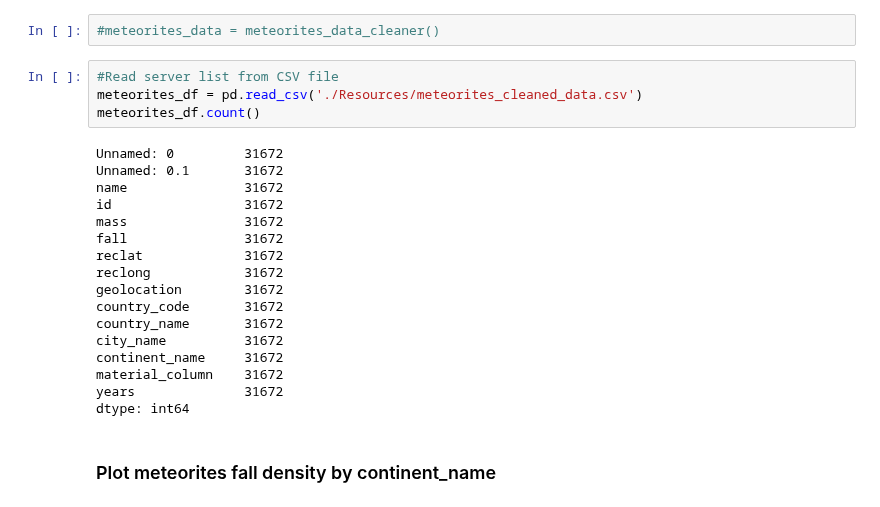
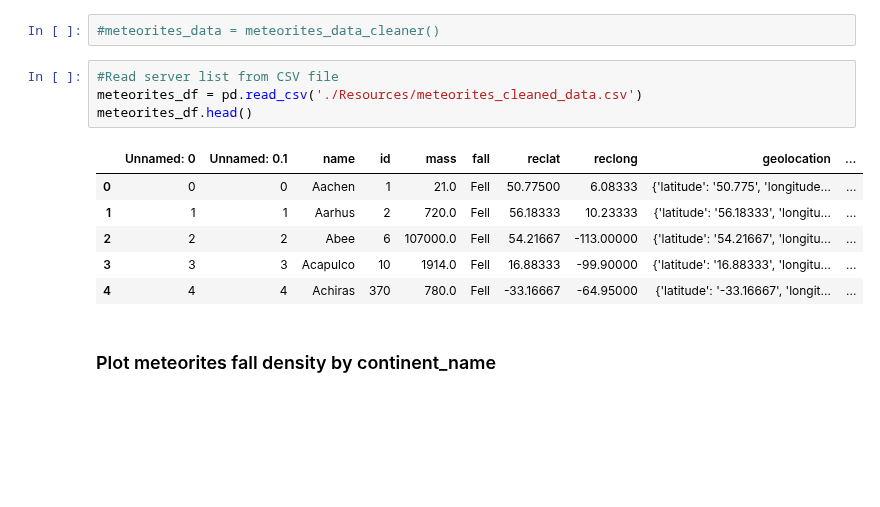
Before and after one commit to Derrickallenh/Meaningful-Meteorites, a Jupyter notebook: meteorites_data_analysis.ipynb, the cells around one changed output. Cells and saved outputs as stored; diff of their text form; blank space fills up the shorter version.

Commit message:
meteorites_data_analysis

```diff
--- a/meteorites_data_analysis.ipynb
+++ b/meteorites_data_analysis.ipynb
@@ -28,24 +30,14 @@ from meteorites_data_cleaner import meteorites_data_cleaner
 # %%
 #Read server list from CSV file
 meteorites_df = pd.read_csv('./Resources/meteorites_cleaned_data.csv')
-meteorites_df.count()
+meteorites_df.head()
 # %% [output]
-Unnamed: 0         31672
-Unnamed: 0.1       31672
-name               31672
-id                 31672
-mass               31672
-fall               31672
-reclat             31672
-reclong            31672
-geolocation        31672
-country_code       31672
-country_name       31672
-city_name          31672
-continent_name     31672
-material_column    31672
-years              31672
-dtype: int64
+|  | Unnamed: 0 | Unnamed: 0.1 | name | id | mass | fall | reclat | reclong | geolocation | ... |
+| 0 | 0 | 0 | Aachen | 1 | 21.0 | Fell | 50.77500 | 6.08333 | {'latitude': '50.775', 'longitude... | ... |
+| 1 | 1 | 1 | Aarhus | 2 | 720.0 | Fell | 56.18333 | 10.23333 | {'latitude': '56.18333', 'longitu... | ... |
+| 2 | 2 | 2 | Abee | 6 | 107000.0 | Fell | 54.21667 | -113.00000 | {'latitude': '54.21667', 'longitu... | ... |
+| 3 | 3 | 3 | Acapulco | 10 | 1914.0 | Fell | 16.88333 | -99.90000 | {'latitude': '16.88333', 'longitu... | ... |
+| 4 | 4 | 4 | Achiras | 370 | 780.0 | Fell | -33.16667 | -64.95000 | {'latitude': '-33.16667', 'longit... | ... |
 # %% [markdown]
 ### Plot meteorites fall density by continent_name
 # %%
```
Also changed, not shown: parts of 1 cell of this notebook.
